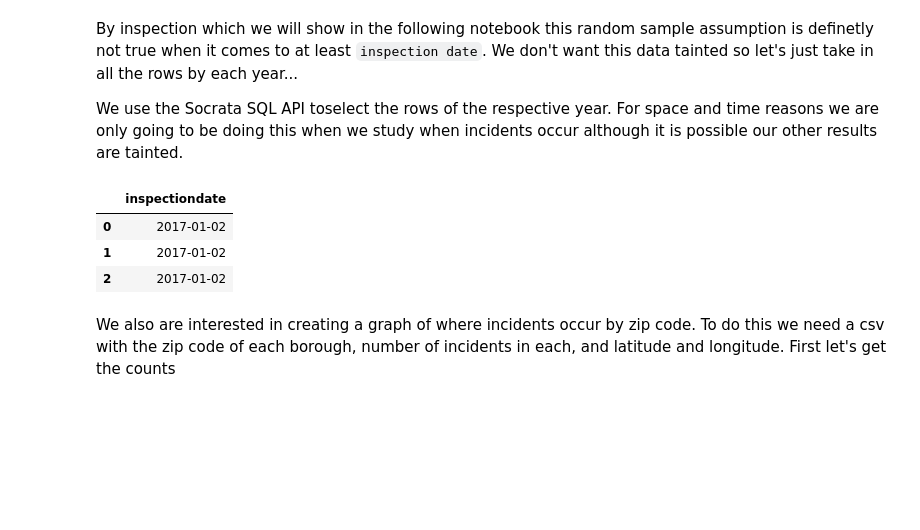
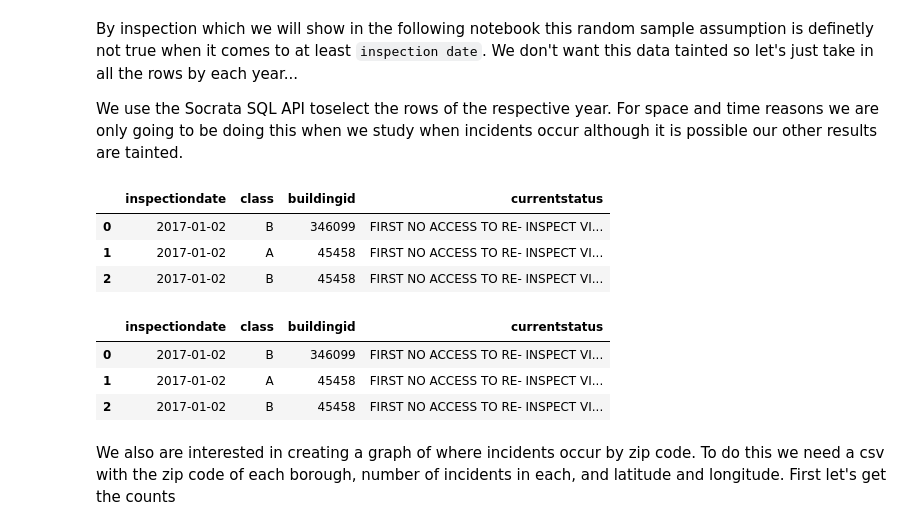
Before and after one commit to harisx91/NYCHousingMaintenanceCodeProject, a Jupyter notebook: notebooks/HousingCleaning.ipynb, the cells around one changed output. Drawn from its saved outputs; the diff is of its cells as text; code cells hidden in the pictures; blank space fills up the shorter version.

Commit message:
added more data

```diff
--- a/notebooks/HousingCleaning.ipynb
+++ b/notebooks/HousingCleaning.ipynb
@@ -317,21 +317,34 @@ By inspection which we will show in the following notebook this random sample as
 
 We use the Socrata SQL API toselect the rows of the respective year. For space and time reasons we are only going to be doing this when we study when incidents occur although it is possible our other results are tainted.
 # %%
-df_2017 = pd.read_csv("https://data.cityofnewyork.us/resource/wvxf-dwi5.csv?$query=Select%20inspectiondate%20where%20inspectiondate%20between%20'2017-01-01T12:00:00'%20and%20'2017-12-31T23:59:00'%20limit%20900000", parse_dates = ['inspectiondate'])
-df_2018 = pd.read_csv("https://data.cityofnewyork.us/resource/wvxf-dwi5.csv?$query=Select%20inspectiondate%20where%20inspectiondate%20between%20'2018-01-01T12:00:00'%20and%20'2018-12-31T23:59:00'%20limit%20900000", parse_dates = ['inspectiondate'])
-df_2016 = pd.read_csv("https://data.cityofnewyork.us/resource/wvxf-dwi5.csv?$query=Select%20inspectiondate%20where%20inspectiondate%20between%20'2016-01-01T12:00:00'%20and%20'2016-12-31T23:59:00'%20limit%20900000", parse_dates = ['inspectiondate'])
-df_2014 = pd.read_csv("https://data.cityofnewyork.us/resource/wvxf-dwi5.csv?$query=Select%20inspectiondate%20where%20inspectiondate%20between%20'2014-01-01T12:00:00'%20and%20'2014-12-31T23:59:00'%20limit%20900000", parse_dates = ['inspectiondate'])
+df_2017 = pd.read_csv("https://data.cityofnewyork.us/resource/wvxf-dwi5.csv?$query=Select%20inspectiondate,class,buildingid,currentstatus%20where%20inspectiondate%20between%20'2017-01-01T12:00:00'%20and%20'2017-12-31T23:59:00'%20limit%20900000", parse_dates = ['inspectiondate'])
+df_2018 = pd.read_csv("https://data.cityofnewyork.us/resource/wvxf-dwi5.csv?$query=Select%20inspectiondate,class,buildingid,currentstatus%20where%20inspectiondate%20between%20'2018-01-01T12:00:00'%20and%20'2018-12-31T23:59:00'%20limit%20900000", parse_dates = ['inspectiondate'])
+df_2016 = pd.read_csv("https://data.cityofnewyork.us/resource/wvxf-dwi5.csv?$query=Select%20inspectiondate,class,buildingid,currentstatus%20where%20inspectiondate%20between%20'2016-01-01T12:00:00'%20and%20'2016-12-31T23:59:00'%20limit%20900000", parse_dates = ['inspectiondate'])
+df_2014 = pd.read_csv("https://data.cityofnewyork.us/resource/wvxf-dwi5.csv?$query=Select%20inspectiondate,class,buildingid,currentstatus%20where%20inspectiondate%20between%20'2014-01-01T12:00:00'%20and%20'2014-12-31T23:59:00'%20limit%20900000", parse_dates = ['inspectiondate'])
+df_2015 = pd.read_csv("https://data.cityofnewyork.us/resource/wvxf-dwi5.csv?$query=Select%20inspectiondate,class,buildingid,currentstatus%20where%20inspectiondate%20between%20'2015-01-01T12:00:00'%20and%20'2015-12-31T23:59:00'%20limit%20900000", parse_dates = ['inspectiondate'])
+df_2013 = pd.read_csv("https://data.cityofnewyork.us/resource/wvxf-dwi5.csv?$query=Select%20inspectiondate,class,buildingid,currentstatus%20where%20inspectiondate%20between%20'2013-01-01T12:00:00'%20and%20'2013-12-31T23:59:00'%20limit%20900000", parse_dates = ['inspectiondate'])
+df_2012 = pd.read_csv("https://data.cityofnewyork.us/resource/wvxf-dwi5.csv?$query=Select%20inspectiondate,class,buildingid,currentstatus%20where%20inspectiondate%20between%20'2012-01-01T12:00:00'%20and%20'2012-12-31T23:59:00'%20limit%20900000", parse_dates = ['inspectiondate'])
+# %%
+df_2017.head(3)
+# %% [output]
+|  | inspectiondate | class | buildingid | currentstatus |
+| 0 | 2017-01-02 | B | 346099 | FIRST NO ACCESS TO RE- INSPECT VI... |
+| 1 | 2017-01-02 | A | 45458 | FIRST NO ACCESS TO RE- INSPECT VI... |
+| 2 | 2017-01-02 | B | 45458 | FIRST NO ACCESS TO RE- INSPECT VI... |
 # %%
 df_2017.to_csv("../data/inspection_2017.csv")
 df_2018.to_csv("../data/inspection_2018.csv")
 df_2016.to_csv("../data/inspection_2016.csv")
 df_2014.to_csv("../data/inspection_2014.csv")
+df_2015.to_csv("../data/inspection_2015.csv")
+df_2013.to_csv("../data/inspection_2013.csv")
+df_2012.to_csv("../data/inspection_2012.csv")
 df_2017.head(3)
 # %% [output]
-|  | inspectiondate |
-| 0 | 2017-01-02 |
-| 1 | 2017-01-02 |
-| 2 | 2017-01-02 |
+|  | inspectiondate | class | buildingid | currentstatus |
+| 0 | 2017-01-02 | B | 346099 | FIRST NO ACCESS TO RE- INSPECT VI... |
+| 1 | 2017-01-02 | A | 45458 | FIRST NO ACCESS TO RE- INSPECT VI... |
+| 2 | 2017-01-02 | B | 45458 | FIRST NO ACCESS TO RE- INSPECT VI... |
 # %% [markdown]
 We also are interested in creating a graph of where incidents occur by zip code. To do this we need a csv with the zip code of each borough, number of incidents in each, and latitude and longitude. First let's get the counts
 # %%
```
Also changed, not shown: parts of 7 cells of this notebook, 9 other files.
